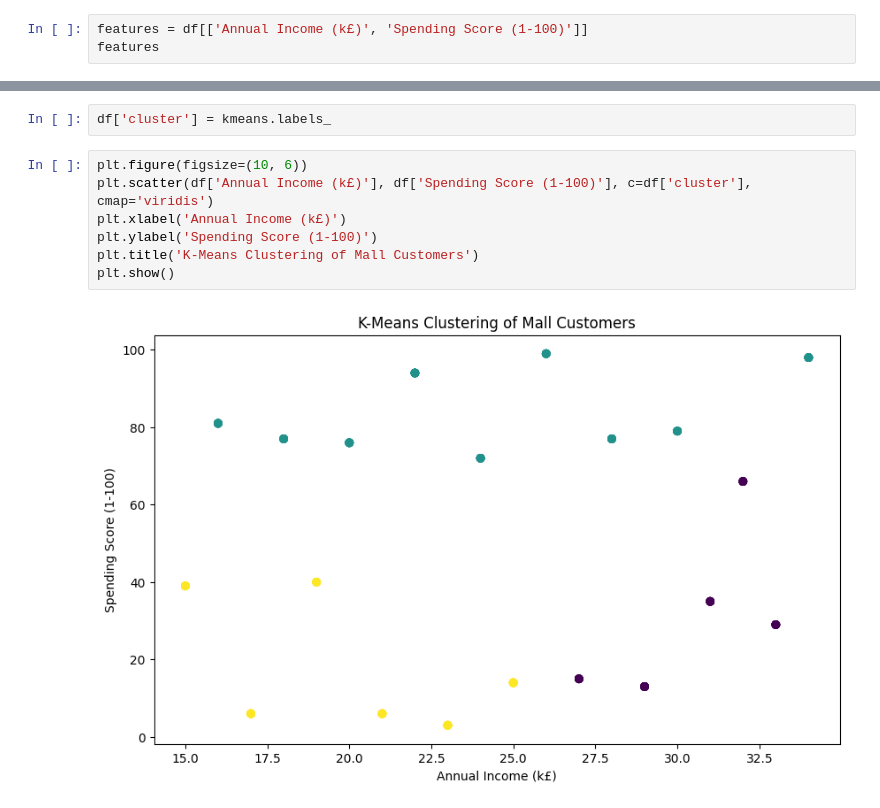
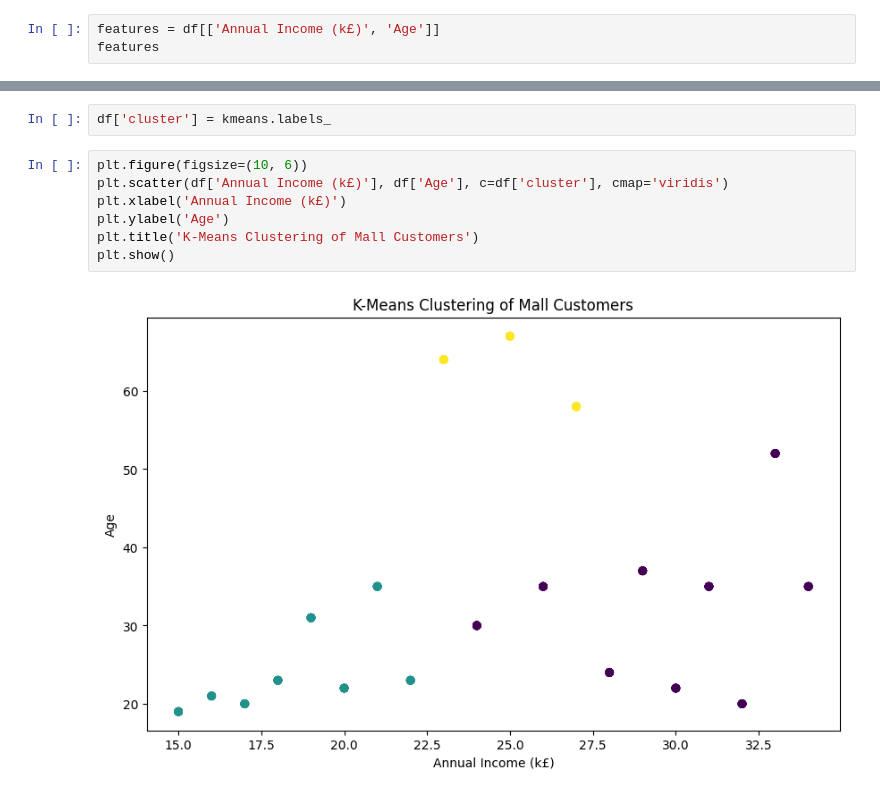
Before and after one commit to GeorgeDobritoiu/carpool-website, a Jupyter notebook: week_6_classroom.ipynb, the cells around one changed output, grey strips where cells are left out. Saved outputs shown, nothing was run; the diff lists cells and outputs as text.

```diff
--- a/week_6_classroom.ipynb
+++ b/week_6_classroom.ipynb
@@ -18,6 +18,6 @@ print(df.head())
 3           4  Female   23                  18                      77
 4           5    Male   31                  19                      40
 # %%
-features = df[['Annual Income (k£)', 'Spending Score (1-100)']]
+features = df[['Annual Income (k£)', 'Age']]
 features
 # %% [output]
@@ -46,13 +46,13 @@ KMeans(n_clusters=3, random_state=42)
 df['cluster'] = kmeans.labels_
 # %%
 plt.figure(figsize=(10, 6))
-plt.scatter(df['Annual Income (k£)'], df['Spending Score (1-100)'], c=df['cluster'], cmap='viridis')
+plt.scatter(df['Annual Income (k£)'], df['Age'], c=df['cluster'], cmap='viridis')
 plt.xlabel('Annual Income (k£)')
-plt.ylabel('Spending Score (1-100)')
+plt.ylabel('Age')
 plt.title('K-Means Clustering of Mall Customers')
 plt.show()
 # %% [output]
-[figure, old version]
+[figure, new version]
 # %%
 inertia_values = []
 for k in range(1, 11):
```
Also changed, not shown: parts of 3 cells of this notebook.
